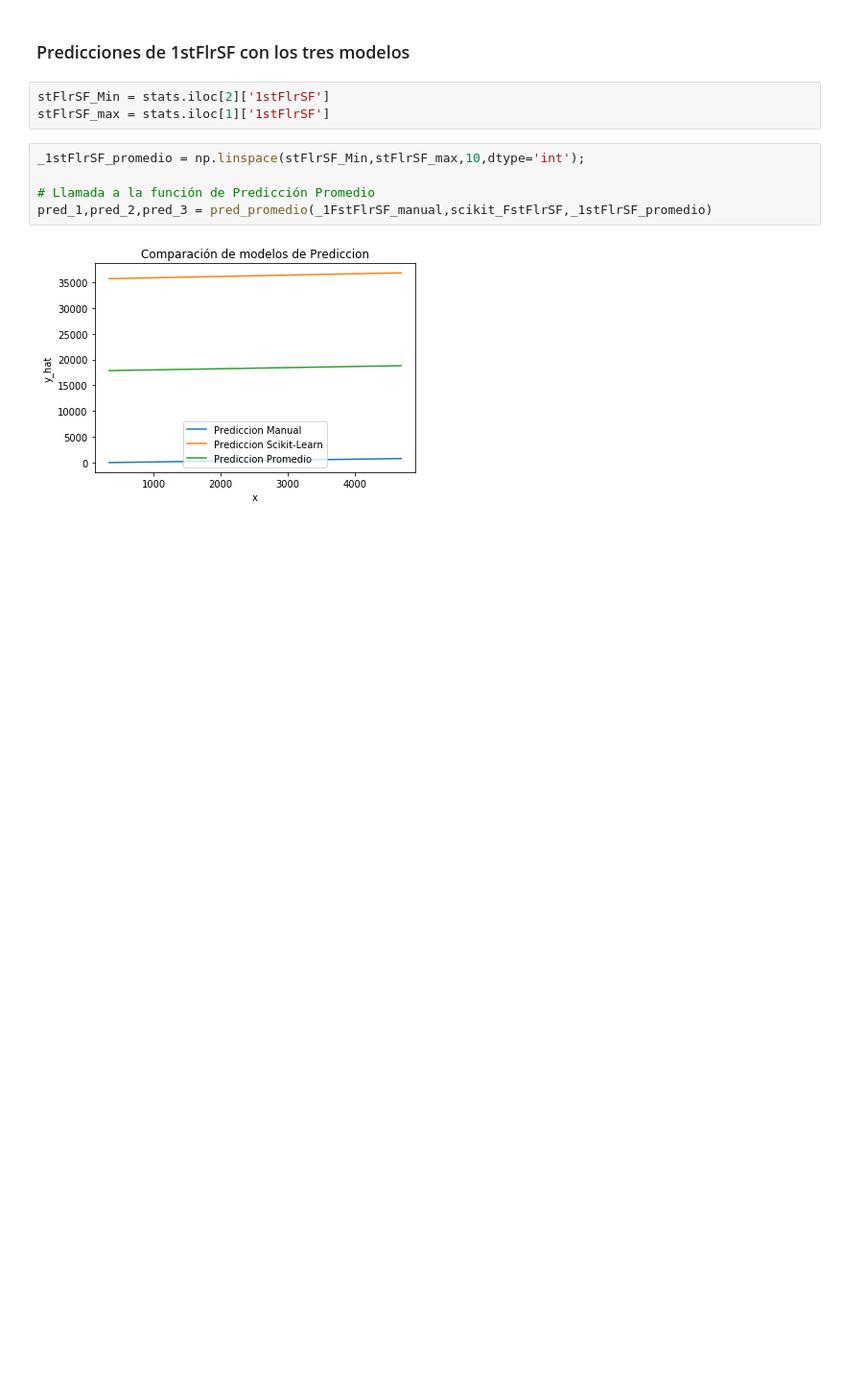
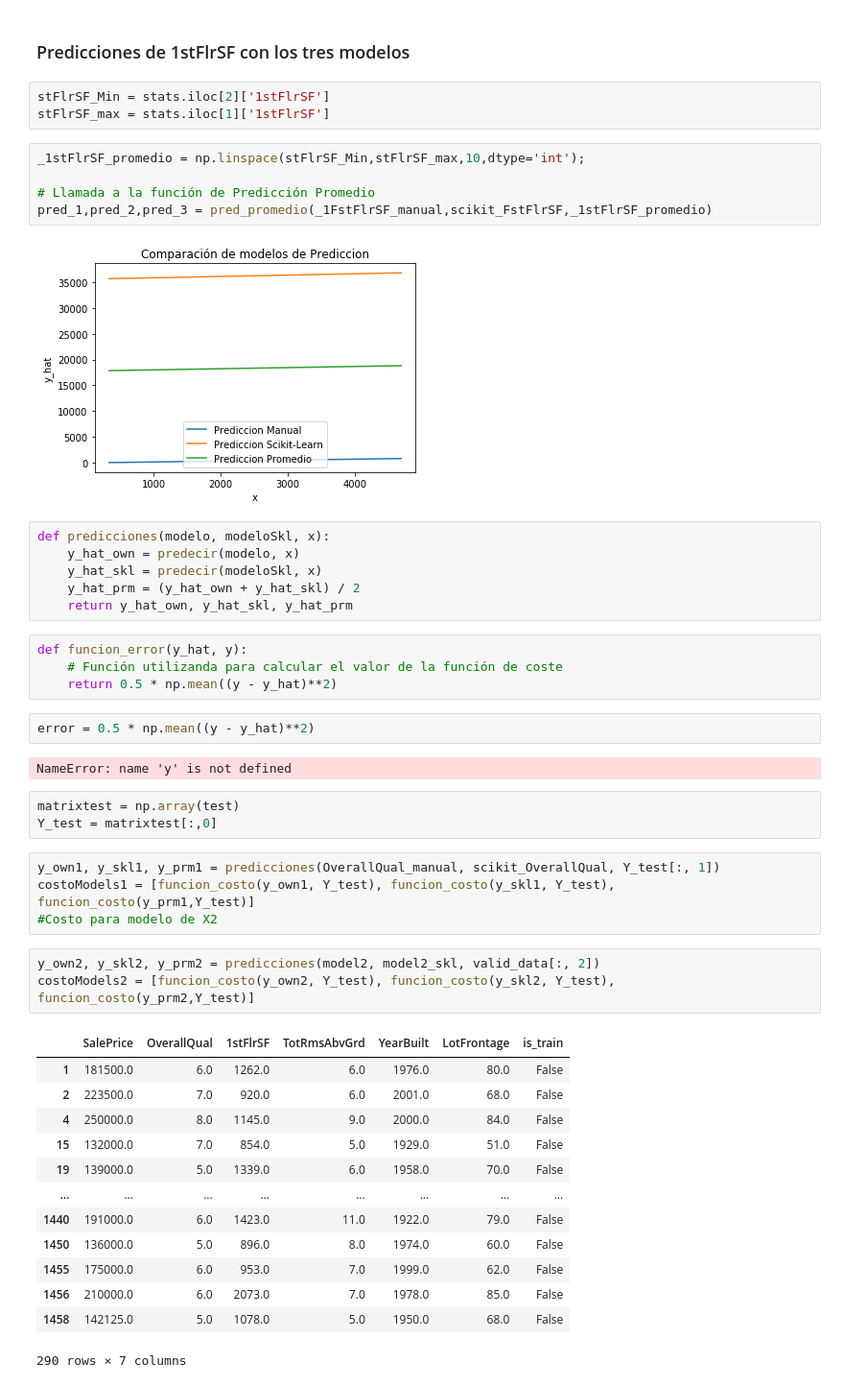
Before and after one commit to WillyTut/proyecto_final, a Jupyter notebook: proyecto_willy.ipynb, the cells around one changed output. Shown at 96% size. Saved outputs shown, nothing was run; the diff lists cells and outputs as text; blank space fills up the shorter version.

Commit message:
validación

```diff
--- a/proyecto_willy.ipynb
+++ b/proyecto_willy.ipynb
@@ -438,3 +440,41 @@ _1stFlrSF_promedio = np.linspace(stFlrSF_Min,stFlrSF_max,10,dtype='int');
 pred_1,pred_2,pred_3 = pred_promedio(_1FstFlrSF_manual,scikit_FstFlrSF,_1stFlrSF_promedio)
 # %% [output]
 [figure]
+# %%
+def predicciones(modelo, modeloSkl, x):
+    y_hat_own = predecir(modelo, x)
+    y_hat_skl = predecir(modeloSkl, x)
+    y_hat_prm = (y_hat_own + y_hat_skl) / 2
+    return y_hat_own, y_hat_skl, y_hat_prm
+# %%
+def funcion_error(y_hat, y):
+    # Función utilizanda para calcular el valor de la función de coste
+    return 0.5 * np.mean((y - y_hat)**2)
+# %%
+error = 0.5 * np.mean((y - y_hat)**2)
+# %% [output]
+NameError: name 'y' is not defined
+# %%
+matrixtest = np.array(test)
+Y_test = matrixtest[:,0]
+# %%
+y_own1, y_skl1, y_prm1 = predicciones(OverallQual_manual, scikit_OverallQual, Y_test[:, 1])
+costoModels1 = [funcion_costo(y_own1, Y_test), funcion_costo(y_skl1, Y_test), funcion_costo(y_prm1,Y_test)]
+#Costo para modelo de X2
+# %%
+y_own2, y_skl2, y_prm2 = predicciones(model2, model2_skl, valid_data[:, 2])
+costoModels2 = [funcion_costo(y_own2, Y_test), funcion_costo(y_skl2, Y_test), funcion_costo(y_prm2,Y_test)]
+# %% [output]
+|  | SalePrice | OverallQual | 1stFlrSF | TotRmsAbvGrd | YearBuilt | LotFrontage | is_train |
+| 1 | 181500.0 | 6.0 | 1262.0 | 6.0 | 1976.0 | 80.0 | False |
+| 2 | 223500.0 | 7.0 | 920.0 | 6.0 | 2001.0 | 68.0 | False |
+| 4 | 250000.0 | 8.0 | 1145.0 | 9.0 | 2000.0 | 84.0 | False |
+| 15 | 132000.0 | 7.0 | 854.0 | 5.0 | 1929.0 | 51.0 | False |
+| 19 | 139000.0 | 5.0 | 1339.0 | 6.0 | 1958.0 | 70.0 | False |
+| ... | ... | ... | ... | ... | ... | ... | ... |
+| 1440 | 191000.0 | 6.0 | 1423.0 | 11.0 | 1922.0 | 79.0 | False |
+| 1450 | 136000.0 | 5.0 | 896.0 | 8.0 | 1974.0 | 60.0 | False |
+| 1455 | 175000.0 | 6.0 | 953.0 | 7.0 | 1999.0 | 62.0 | False |
+| 1456 | 210000.0 | 6.0 | 2073.0 | 7.0 | 1978.0 | 85.0 | False |
+| 1458 | 142125.0 | 5.0 | 1078.0 | 5.0 | 1950.0 | 68.0 | False |
+290 rows × 7 columns
```
Also changed, not shown: parts of 2 cells of this notebook.
